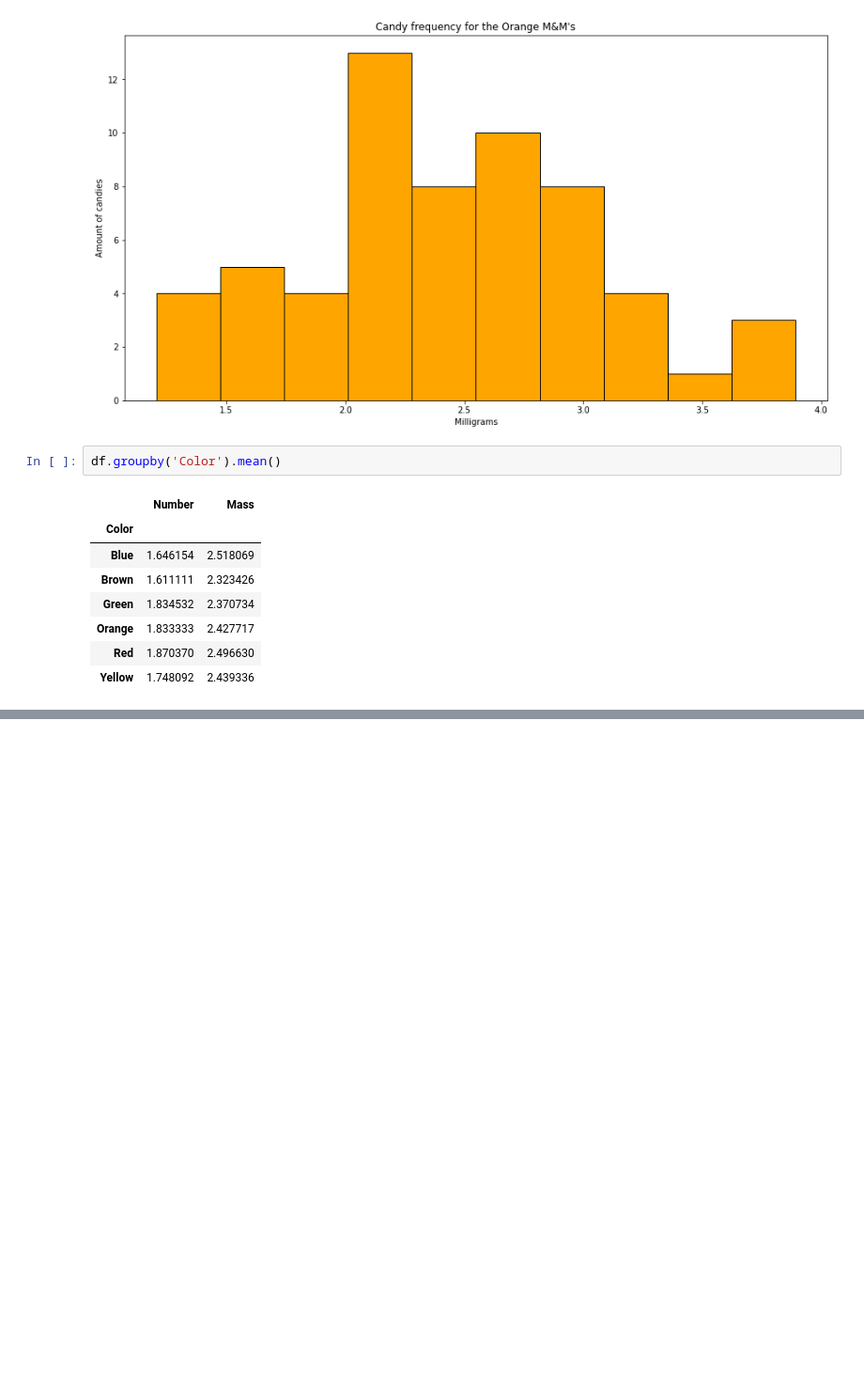
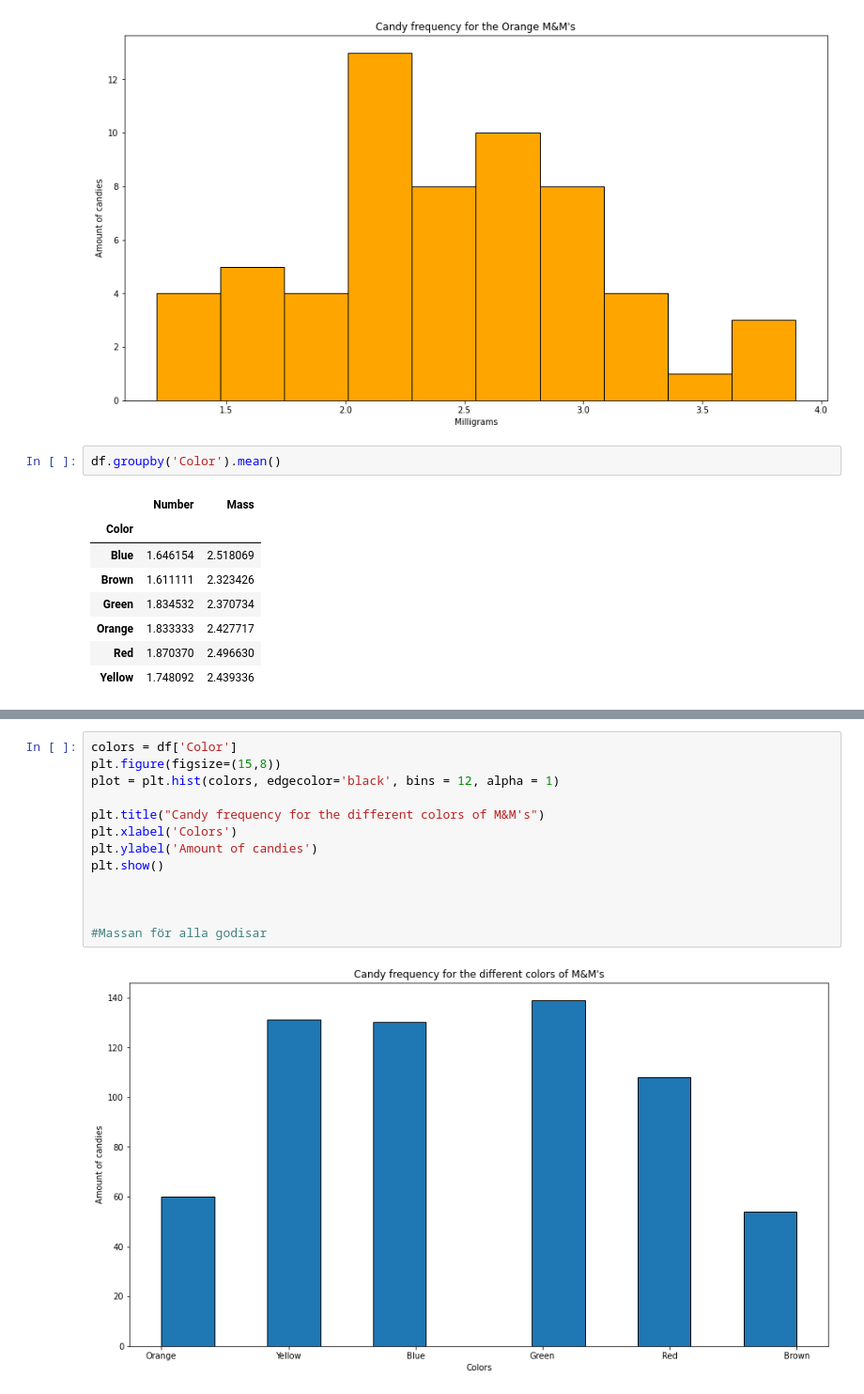
Before and after one commit to antonsvaren/MSG810_Assignment3, a Jupyter notebook: Statistical Investigation.ipynb, the cells around one changed output, grey strips where cells are left out. Shown at 94% size. Drawn from its saved outputs; the diff is of its cells as text; blank space fills up the shorter version.

```diff
--- a/Untitled.ipynb
+++ b/Statistical Investigation.ipynb
@@ -183,0 +163,15 @@ Willys   Wieselgrensplatsen 1       2.538062
+# %%
+colors = df['Color']
+plt.figure(figsize=(15,8))
+plot = plt.hist(colors, edgecolor='black', bins = 12, alpha = 1)
+
+plt.title("Candy frequency for the different colors of M&M's")
+plt.xlabel('Colors')
+plt.ylabel('Amount of candies')
+plt.show()
+
+
+
+#Massan för alla godisar
+# %% [output]
+[figure, added]
```
Also changed, not shown: parts of 6 cells of this notebook.
